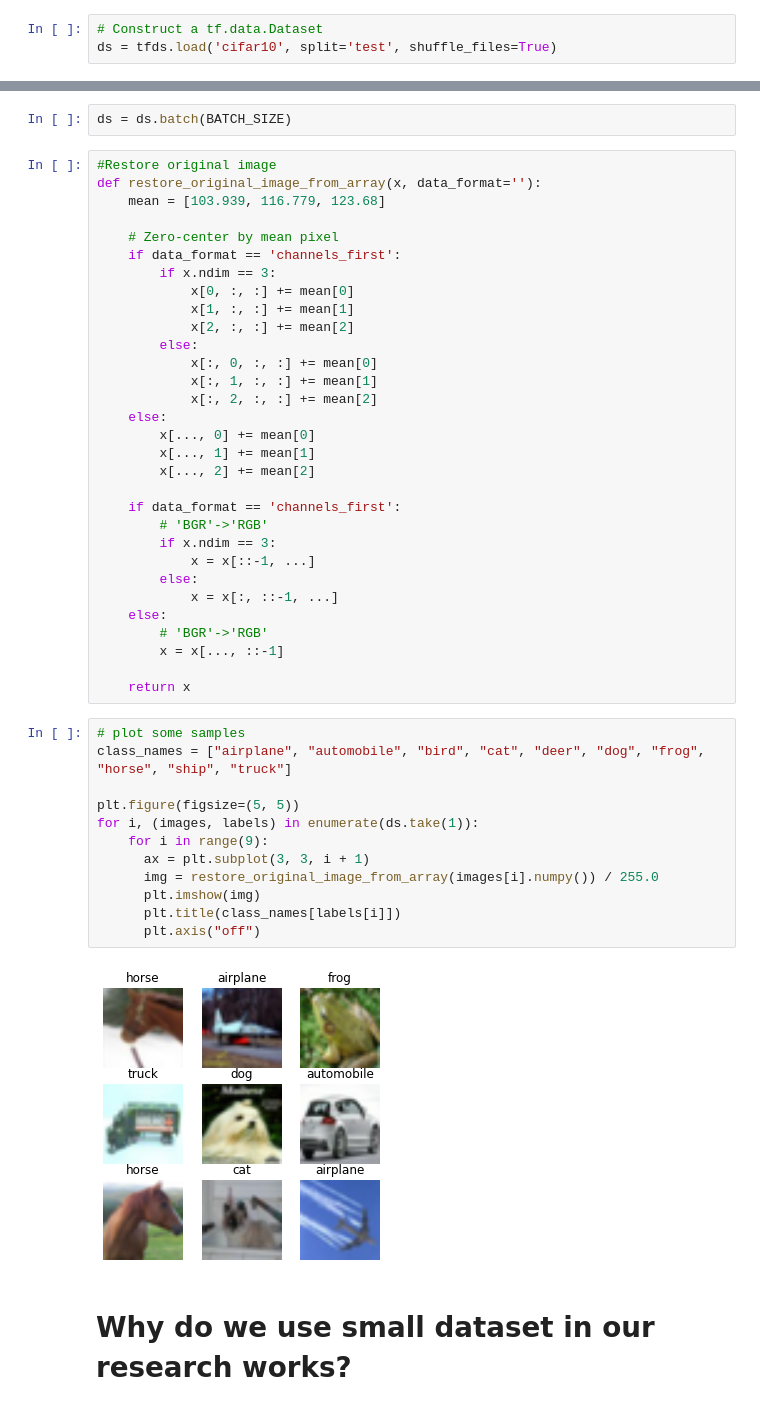
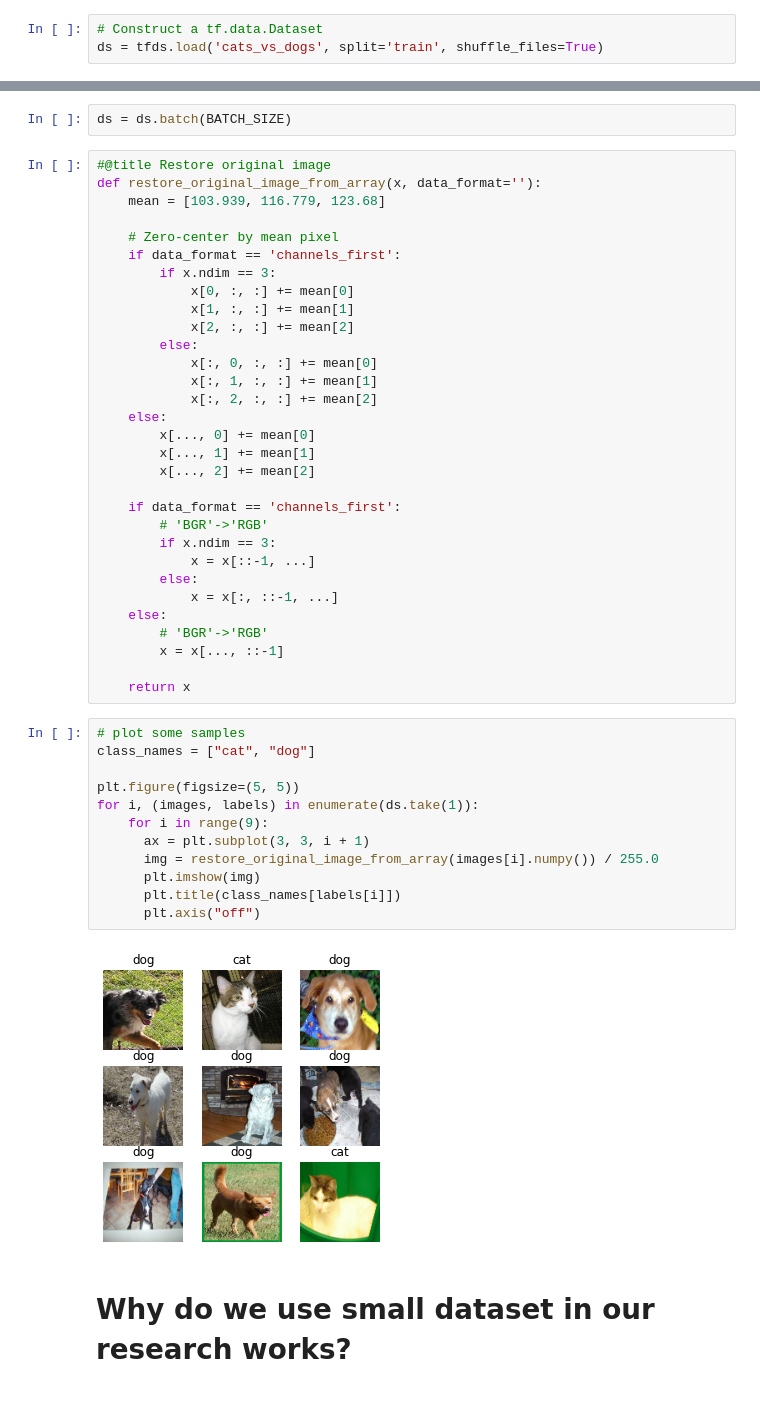
Before and after one commit to YachaySCG/summer_school_2021, a Jupyter notebook: tutorial_day1_transfer_learning.ipynb, the cells around one changed output, grey strips where cells are left out. Cells and saved outputs as stored; diff of their text form.

```diff
--- a/tutorial_day1_transfer_learning.ipynb
+++ b/tutorial_day1_transfer_learning.ipynb
@@ -28,5 +28,5 @@ BATCH_SIZE = 32
 IMG_SIZE = (96, 96)
 # %%
 # Construct a tf.data.Dataset
-ds = tfds.load('cifar10', split='test', shuffle_files=True)
+ds = tfds.load('cats_vs_dogs', split='train', shuffle_files=True)
 # %% [output]
@@ -92,7 +94,7 @@ Shape:  (96, 96, 3)
 # %%
 ds = ds.batch(BATCH_SIZE)
 # %%
-#Restore original image
+#@title Restore original image
 def restore_original_image_from_array(x, data_format=''):
     mean = [103.939, 116.779, 123.68]
 
@@ -124,18 +126,18 @@ def restore_original_image_from_array(x, data_format=''):
     return x
 # %%
 # plot some samples
-class_names = ["airplane", "automobile", "bird", "cat", "deer", "dog", "frog", "horse", "ship", "truck"]
+class_names = ["cat", "dog"]
 
 plt.figure(figsize=(5, 5))
 for i, (images, labels) in enumerate(ds.take(1)):
     for i in range(9):
       ax = plt.subplot(3, 3, i + 1)
       img = restore_original_image_from_array(images[i].numpy()) / 255.0
       plt.imshow(img)
       plt.title(class_names[labels[i]])
       plt.axis("off")
 # %% [output]
-[figure, old version]
+[figure, new version]
 # %% [markdown]
 # Why do we use small dataset in our research works?
 # %% [markdown]
```
Also changed, not shown: parts of 22 cells of this notebook.
